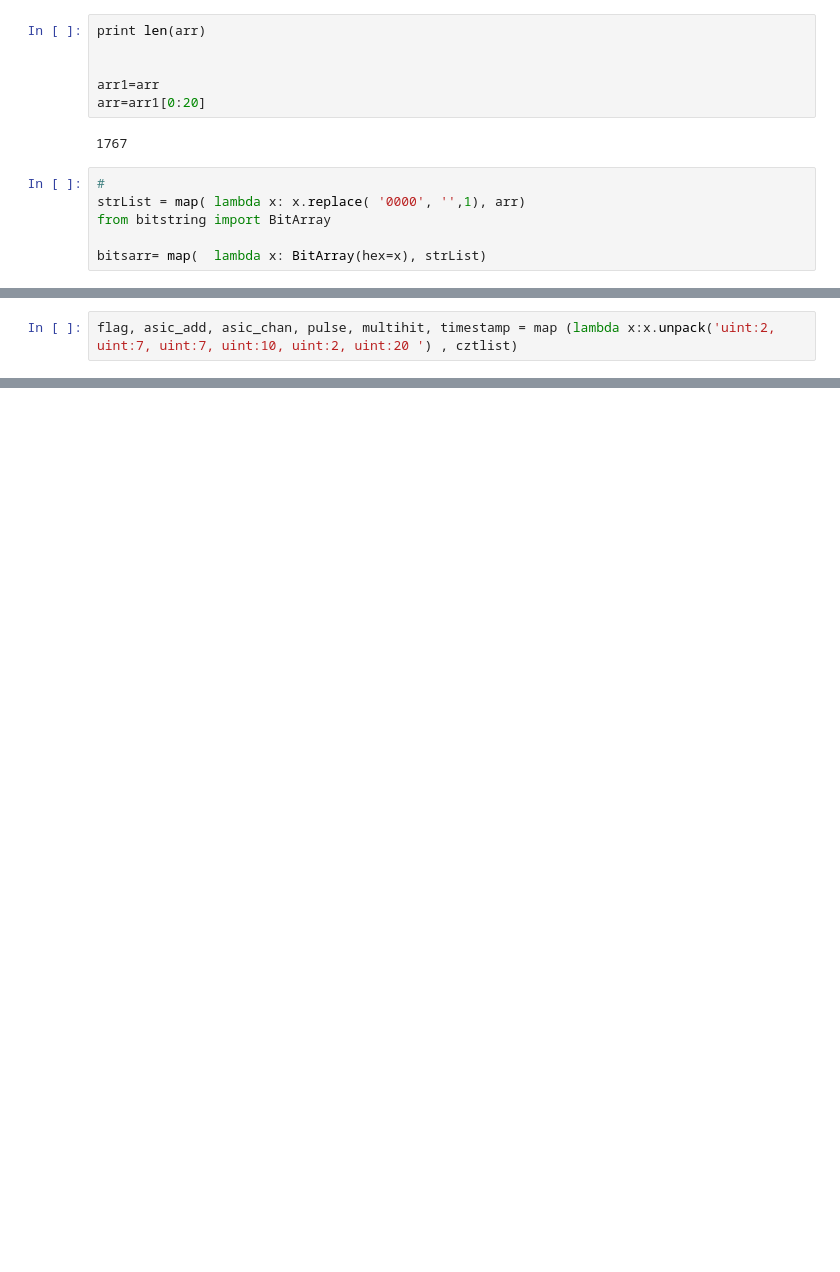
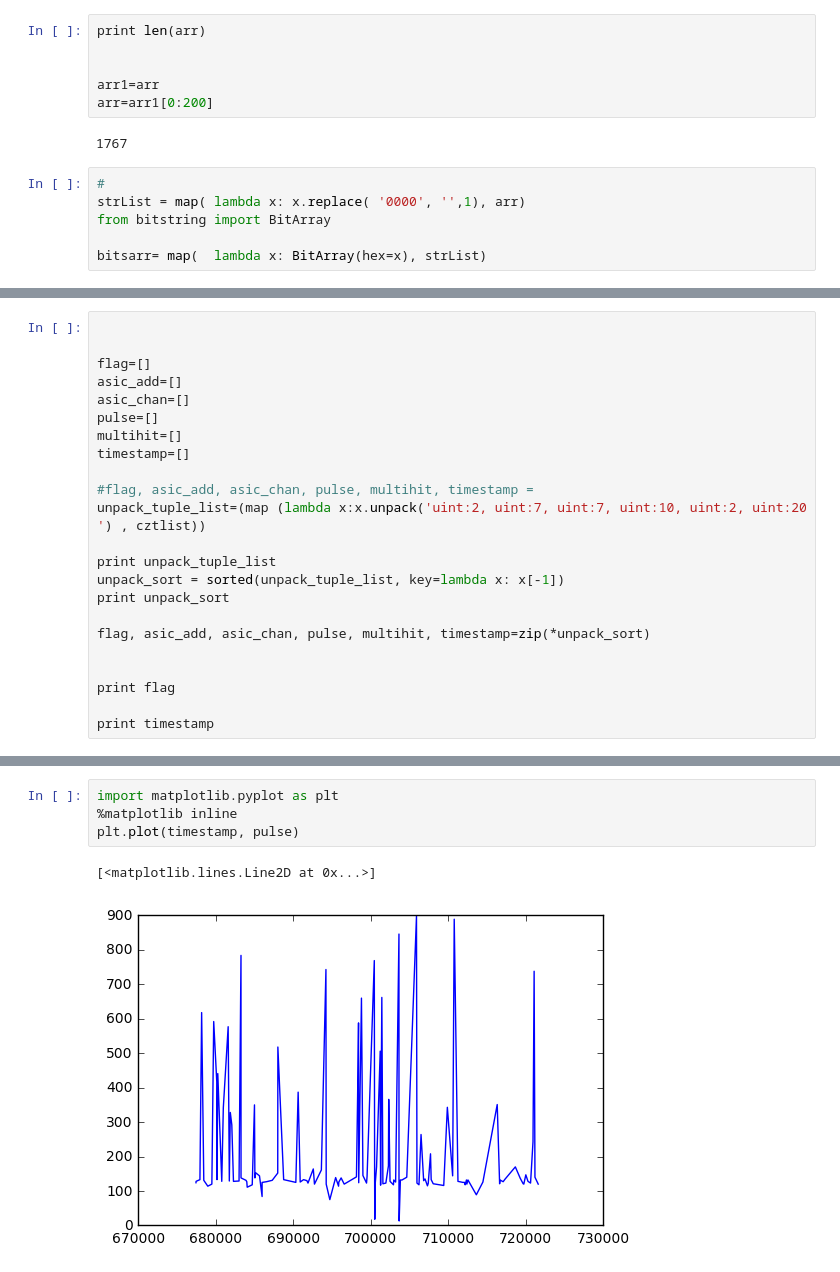
Before and after one commit to garethcmurphy/Atmosphere-Space-Interaction-Monitor-ASIM-Data-Processing-Software-, a Jupyter notebook: tgf parsing.ipynb, the cells around one changed output, grey strips where cells are left out. Drawn from its saved outputs; the diff is of its cells as text; blank space fills up the shorter version.

```diff
--- a/tgf parsing.ipynb
+++ b/tgf parsing.ipynb
@@ -5,7 +5,7 @@ print len(arr)
 
 
 arr1=arr
-arr=arr1[0:20]
+arr=arr1[0:200]
 # %% [output]
 1767
 # %%
@@ -67,3 +66,24 @@ print (flag, asic_add, asic_chan, pulse, multihit, timestamp)
 # %%
-flag, asic_add, asic_chan, pulse, multihit, timestamp = map (lambda x:x.unpack('uint:2, uint:7, uint:7, uint:10, uint:2, uint:20 ') , cztlist)
+
+
+flag=[]
+asic_add=[]
+asic_chan=[]
+pulse=[]
+multihit=[]
+timestamp=[]
+
+#flag, asic_add, asic_chan, pulse, multihit, timestamp =
+unpack_tuple_list=(map (lambda x:x.unpack('uint:2, uint:7, uint:7, uint:10, uint:2, uint:20 ') , cztlist))
+
+print unpack_tuple_list
+unpack_sort = sorted(unpack_tuple_list, key=lambda x: x[-1])
+print unpack_sort
+
+flag, asic_add, asic_chan, pulse, multihit, timestamp=zip(*unpack_sort)
+
+
+print flag
+
+print timestamp
 # %% [output]
@@ -70,0 +107,7 @@ ValueError: too many values to unpack
+# %%
+import matplotlib.pyplot as plt
+%matplotlib inline
+plt.plot(timestamp, pulse)
+# %% [output]
+[<matplotlib.lines.Line2D at 0x...>]
+[figure, added]
```
Also changed, not shown: parts of 9 cells of this notebook, 4 other files.
